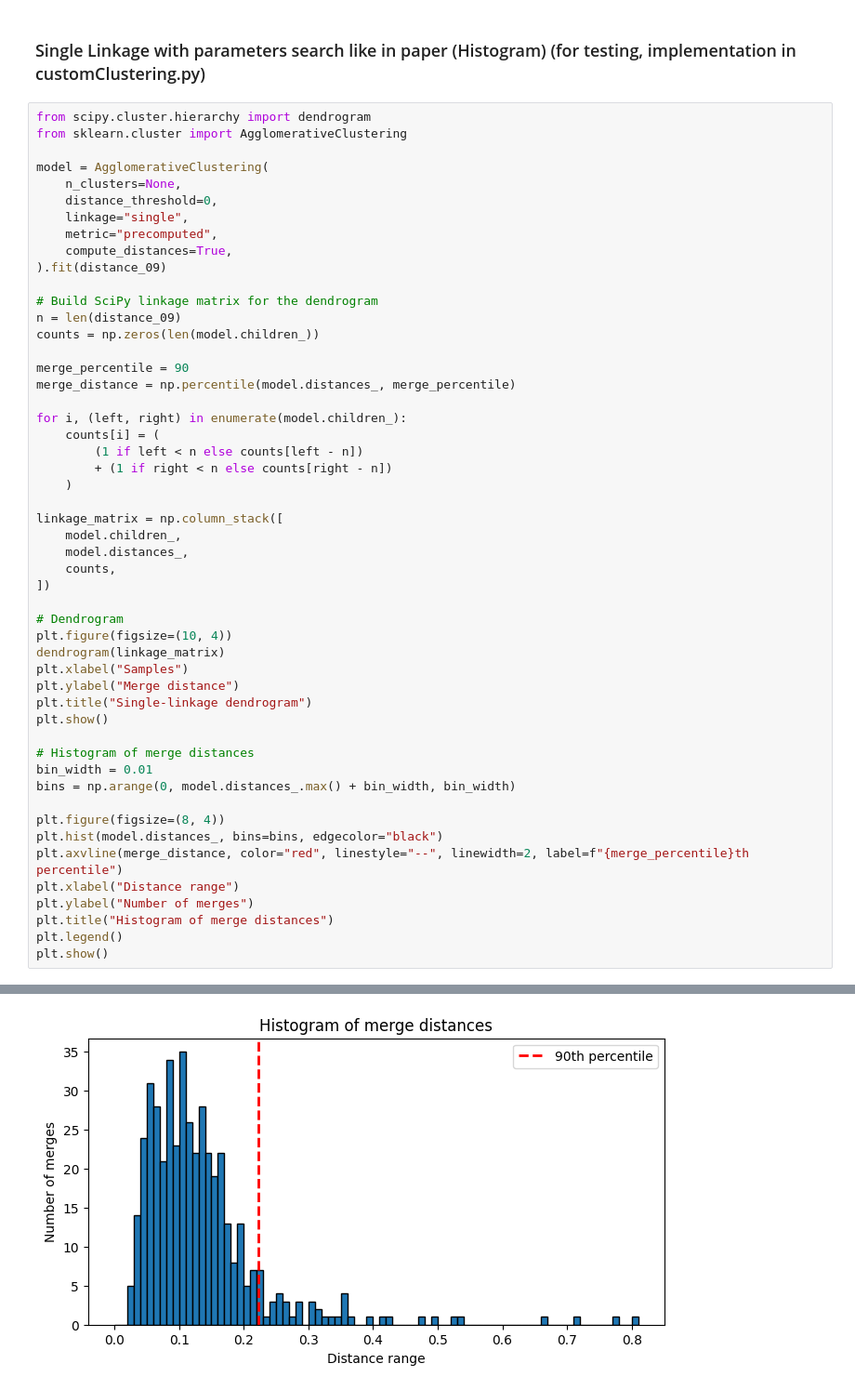
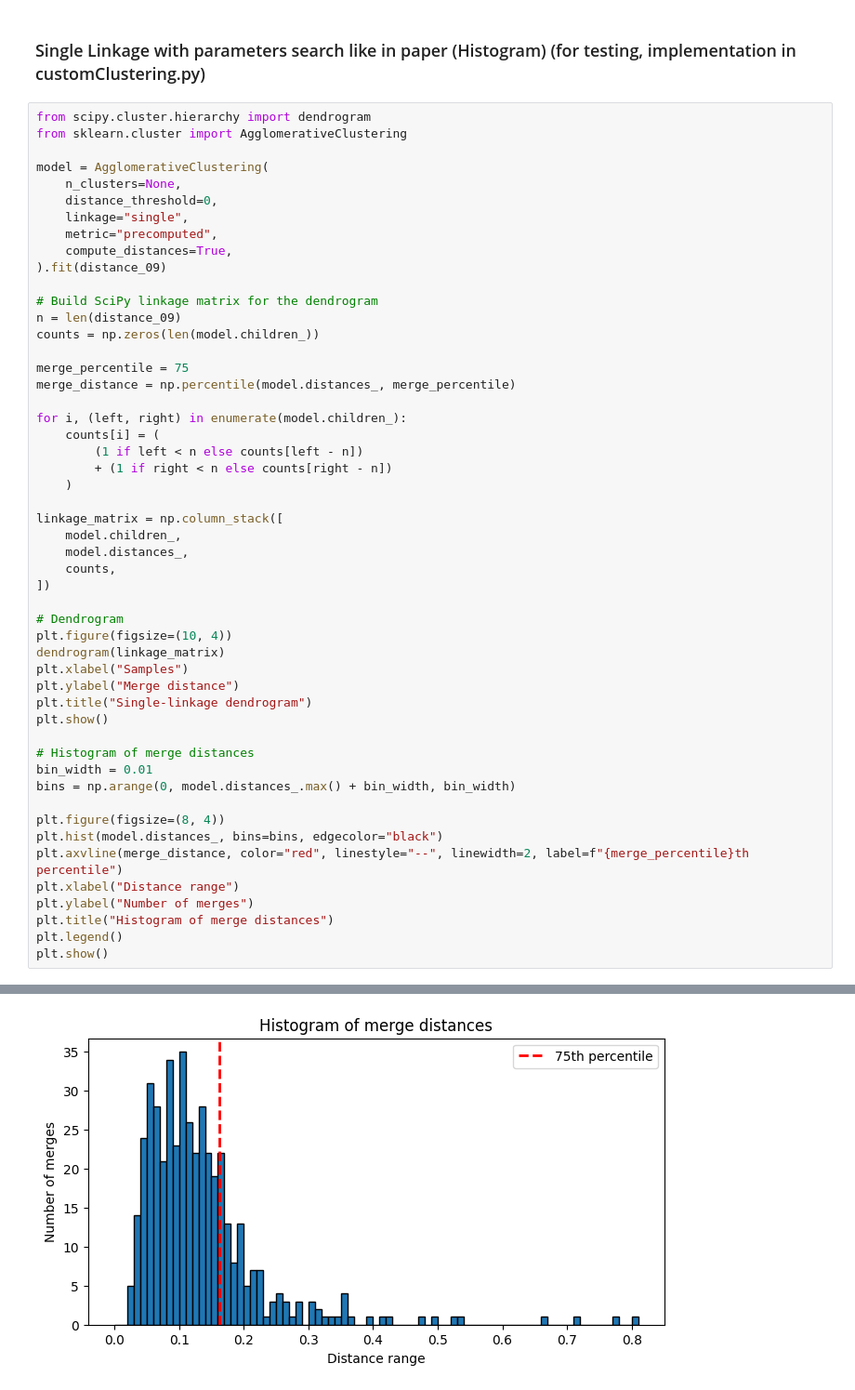
Before and after one commit to tzuh231/TDA_practical, a Jupyter notebook: exploratory/mapper_analysis.ipynb, the cells around one changed output, grey strips where cells are left out. Shown at 93% size. Cells and saved outputs as stored; diff of their text form.

```diff
--- a/exploratory/mapper_analysis.ipynb
+++ b/exploratory/mapper_analysis.ipynb
@@ -216,7 +160,7 @@ model = AgglomerativeClustering(
 n = len(distance_09)
 counts = np.zeros(len(model.children_))
 
-merge_percentile = 90
+merge_percentile = 75
 merge_distance = np.percentile(model.distances_, merge_percentile)
 
 for i, (left, right) in enumerate(model.children_):
@@ -226,31 +170,31 @@ for i, (left, right) in enumerate(model.children_):
     )
 
 linkage_matrix = np.column_stack([
     model.children_,
     model.distances_,
     counts,
 ])
 
 # Dendrogram
 plt.figure(figsize=(10, 4))
 dendrogram(linkage_matrix)
 plt.xlabel("Samples")
 plt.ylabel("Merge distance")
 plt.title("Single-linkage dendrogram")
 plt.show()
 
 # Histogram of merge distances
 bin_width = 0.01
 bins = np.arange(0, model.distances_.max() + bin_width, bin_width)
 
 plt.figure(figsize=(8, 4))
 plt.hist(model.distances_, bins=bins, edgecolor="black")
 plt.axvline(merge_distance, color="red", linestyle="--", linewidth=2, label=f"{merge_percentile}th percentile")
 plt.xlabel("Distance range")
 plt.ylabel("Number of merges")
 plt.title("Histogram of merge distances")
 plt.legend()
 plt.show()
 # %% [output]
 [figure]
-[figure, old version]
+[figure, new version]
```
Also changed, not shown: parts of 3 cells of this notebook.
